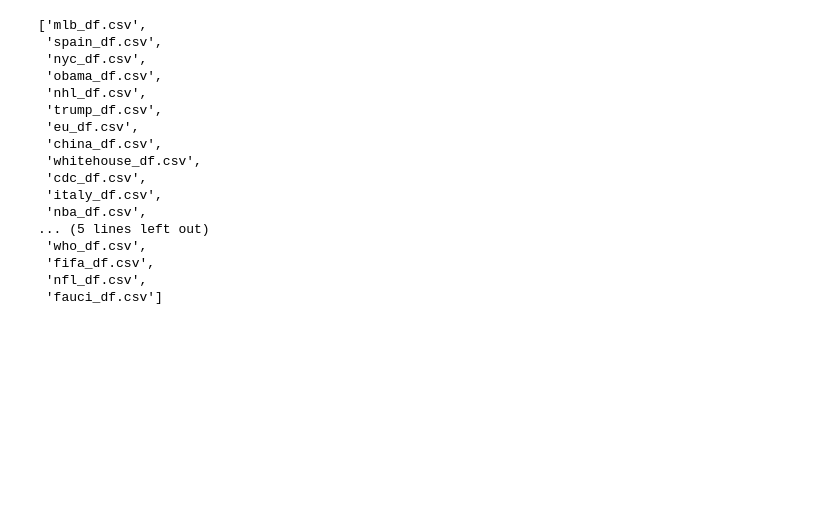
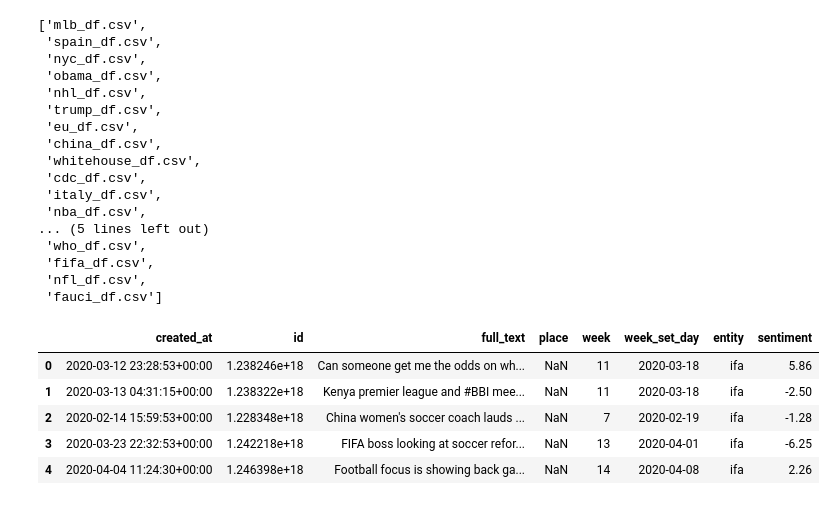
Before and after one commit to cravenre/Twitter_sentiment_in_pandemic, a Jupyter notebook: sentiment_analysis.ipynb, the cells around one changed output. Cells and saved outputs as stored; diff of their text form; code cells hidden in the pictures; blank space fills up the shorter version.

```diff
--- a/sentiment_analysis.ipynb
+++ b/sentiment_analysis.ipynb
@@ -279,0 +288,11 @@ no_retweets_allowed(file_list)
+# %%
+testing = pd.read_csv('data/sentimentals_orig/fifa_df.csv')
+# %%
+testing.head()
+# %% [output]
+|  | created_at | id | full_text | place | week | week_set_day | entity | sentiment |
+| 0 | 2020-03-12 23:28:53+00:00 | 1.238246e+18 | Can someone get me the odds on wh... | NaN | 11 | 2020-03-18 | ifa | 5.86 |
+| 1 | 2020-03-13 04:31:15+00:00 | 1.238322e+18 | Kenya premier league and #BBI mee... | NaN | 11 | 2020-03-18 | ifa | -2.50 |
+| 2 | 2020-02-14 15:59:53+00:00 | 1.228348e+18 | China women's soccer coach lauds ... | NaN | 7 | 2020-02-19 | ifa | -1.28 |
+| 3 | 2020-03-23 22:32:53+00:00 | 1.242218e+18 | FIFA boss looking at soccer refor... | NaN | 13 | 2020-04-01 | ifa | -6.25 |
+| 4 | 2020-04-04 11:24:30+00:00 | 1.246398e+18 | Football focus is showing back ga... | NaN | 14 | 2020-04-08 | ifa | 2.26 |
```
Also changed, not shown: parts of 4 cells of this notebook, 5 other files.
